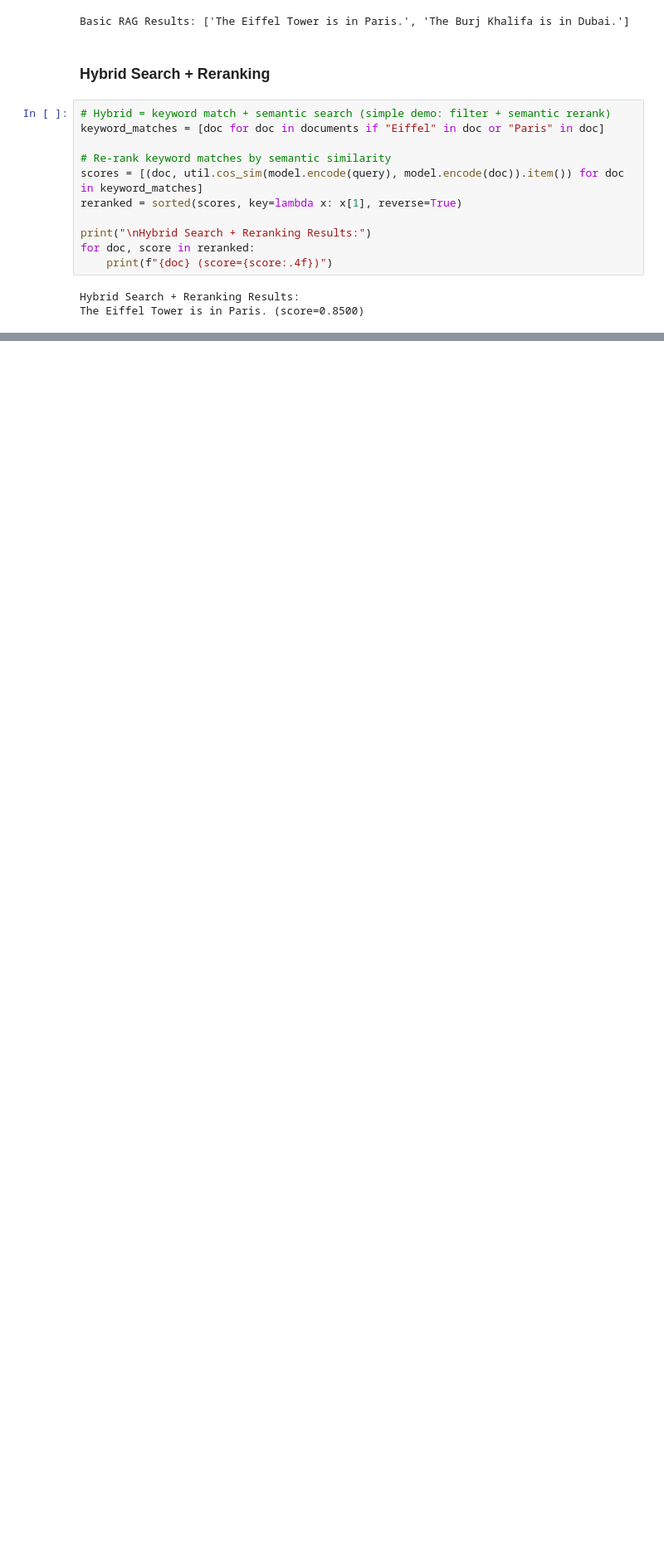
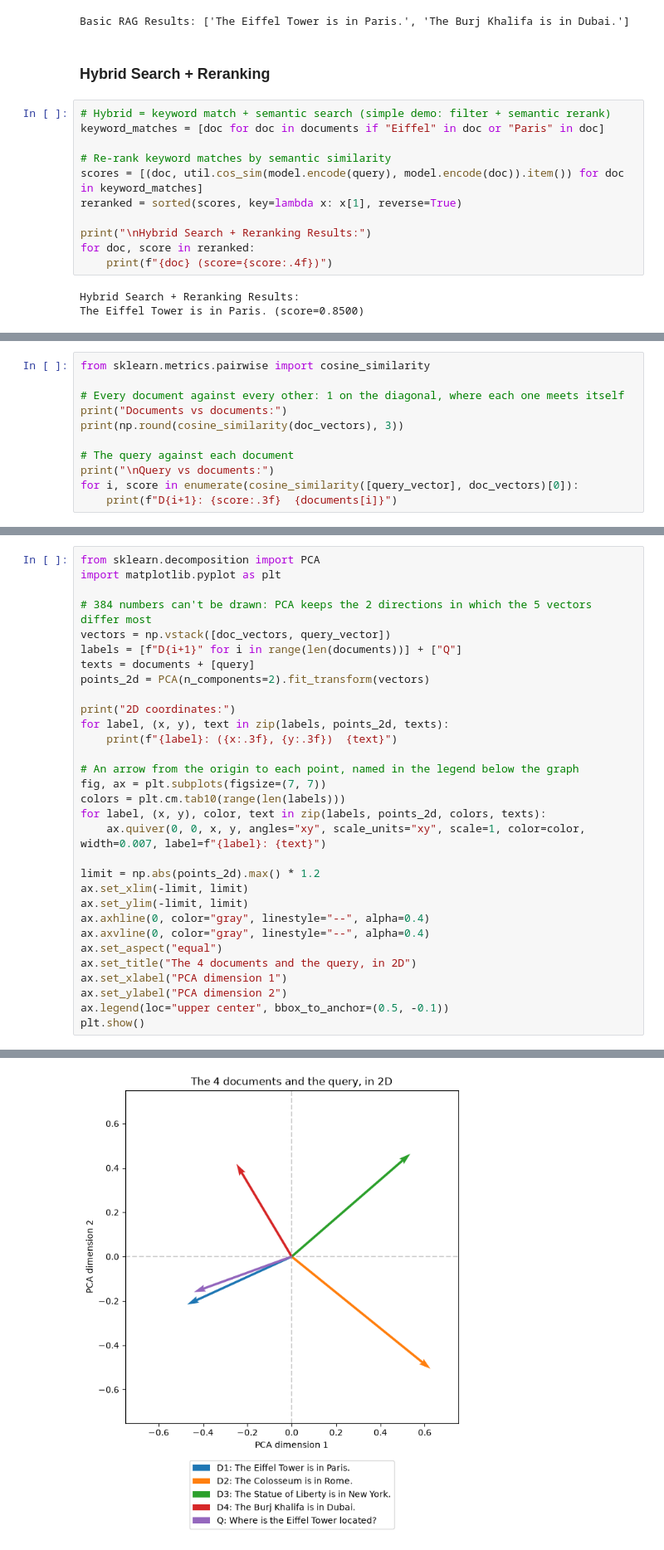
Before and after one commit to EasyLearnJava/AgenticProgramming, a Jupyter notebook: projects/RAG/IT Knowledge Base/Entry/V1/rag_basics.ipynb, the cells around one changed output, grey strips where cells are left out. Shown at 83% size. Saved outputs shown, nothing was run; the diff lists cells and outputs as text; blank space fills up the shorter version.

```diff
--- a/projects/RAG/IT Knowledge Base/Entry/V1/rag_basics.ipynb
+++ b/projects/RAG/IT Knowledge Base/Entry/V1/rag_basics.ipynb
@@ -63,0 +98,11 @@ The Eiffel Tower is in Paris. (score=0.8500)
+# %%
+from sklearn.metrics.pairwise import cosine_similarity
+
+# Every document against every other: 1 on the diagonal, where each one meets itself
+print("Documents vs documents:")
+print(np.round(cosine_similarity(doc_vectors), 3))
+
+# The query against each document
+print("\nQuery vs documents:")
+for i, score in enumerate(cosine_similarity([query_vector], doc_vectors)[0]):
+    print(f"D{i+1}: {score:.3f}  {documents[i]}")
@@ -63,0 +123,32 @@ The Eiffel Tower is in Paris. (score=0.8500)
+# %%
+from sklearn.decomposition import PCA
+import matplotlib.pyplot as plt
+
+# 384 numbers can't be drawn: PCA keeps the 2 directions in which the 5 vectors differ most
+vectors = np.vstack([doc_vectors, query_vector])
+labels = [f"D{i+1}" for i in range(len(documents))] + ["Q"]
+texts = documents + [query]
+points_2d = PCA(n_components=2).fit_transform(vectors)
+
+print("2D coordinates:")
+for label, (x, y), text in zip(labels, points_2d, texts):
+    print(f"{label}: ({x:.3f}, {y:.3f})  {text}")
+
+# An arrow from the origin to each point, named in the legend below the graph
+fig, ax = plt.subplots(figsize=(7, 7))
+colors = plt.cm.tab10(range(len(labels)))
+for label, (x, y), color, text in zip(labels, points_2d, colors, texts):
+    ax.quiver(0, 0, x, y, angles="xy", scale_units="xy", scale=1, color=color, width=0.007, label=f"{label}: {text}")
+
+limit = np.abs(points_2d).max() * 1.2
+ax.set_xlim(-limit, limit)
+ax.set_ylim(-limit, limit)
+ax.axhline(0, color="gray", linestyle="--", alpha=0.4)
+ax.axvline(0, color="gray", linestyle="--", alpha=0.4)
+ax.set_aspect("equal")
+ax.set_title("The 4 documents and the query, in 2D")
+ax.set_xlabel("PCA dimension 1")
+ax.set_ylabel("PCA dimension 2")
+ax.legend(loc="upper center", bbox_to_anchor=(0.5, -0.1))
+plt.show()
+# %% [output]
@@ -63,0 +161 @@ The Eiffel Tower is in Paris. (score=0.8500)
+[figure, added]
```
Also changed, not shown: parts of 8 cells of this notebook, 5 other files.
